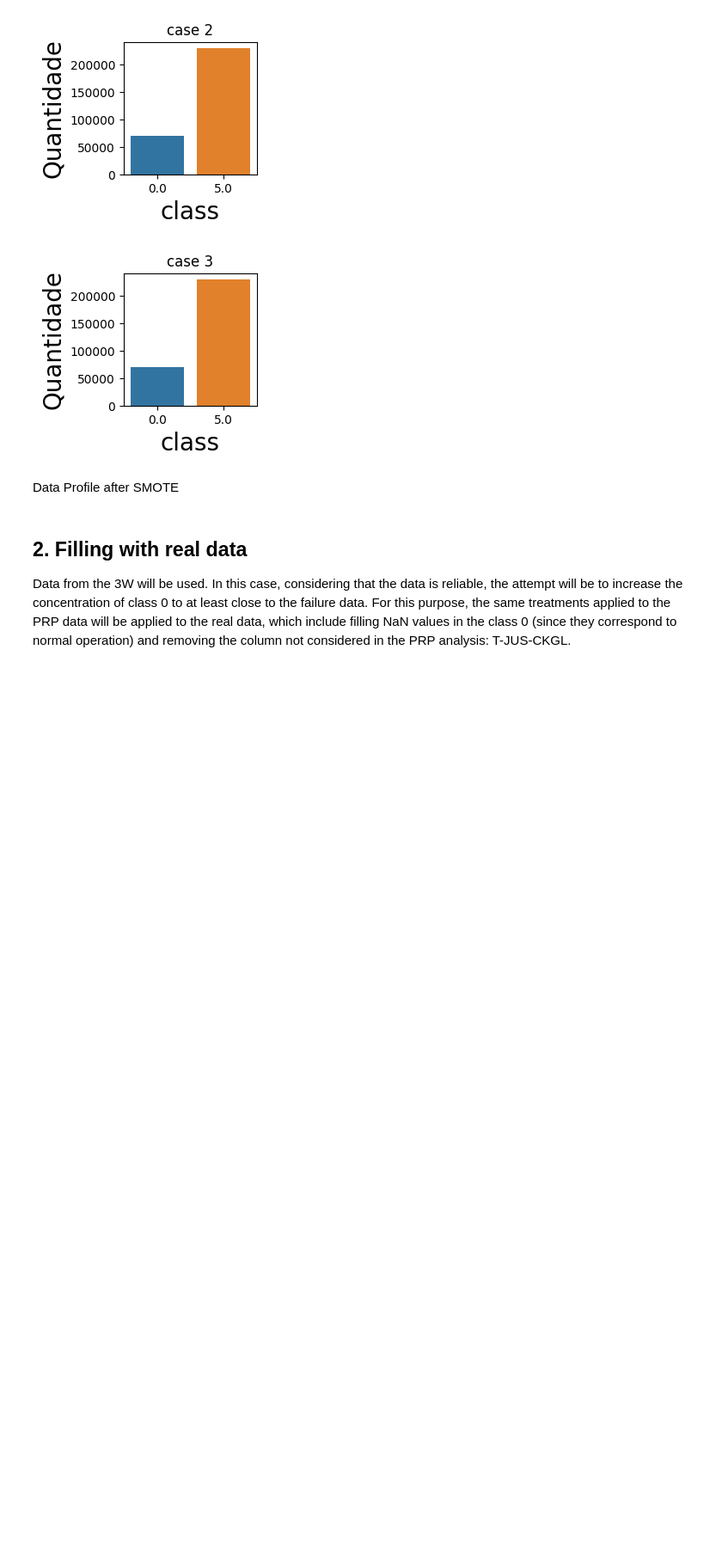
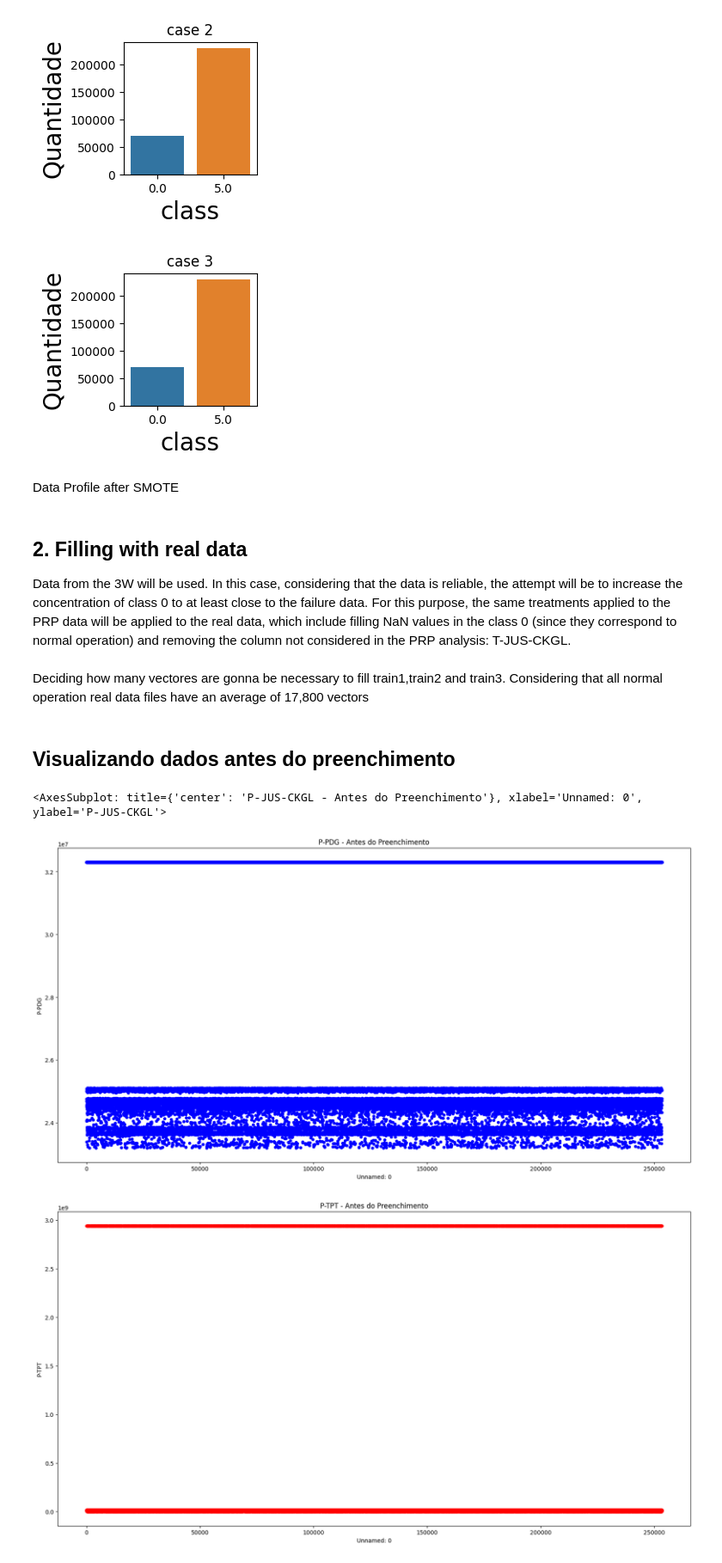
Before and after one commit to raul-macedo-freire/3w_ann_prp, a Jupyter notebook: oversampling.ipynb, the cells around one changed output. Shown at 86% size. Drawn from its saved outputs; the diff is of its cells as text; code cells hidden in the pictures; blank space fills up the shorter version.

```diff
--- a/oversampling.ipynb
+++ b/oversampling.ipynb
@@ -162,3 +162,18 @@ save_csv_if_doesnt_exist(train3_fill,'./oversampling/oversampling_with_artificia
 Data from the 3W will be used.
 In this case, considering that the data is reliable, the attempt will be to increase the concentration of class 0 to at least close to the failure data.
 For this purpose, the same treatments applied to the PRP data will be applied to the real data, which include filling NaN values in the class 0 (since they correspond to normal operation) and removing the column not considered in the PRP analysis: T-JUS-CKGL.
+# %% [markdown]
+Deciding how many vectores are gonna be necessary to fill train1,train2 and train3. Considering that all normal operation real data files have an average of 17,800 vectors
+# %% [markdown]
+## Visualizando dados antes do preenchimento
+# %%
+train1.plot.scatter(x='Unnamed: 0',y='P-PDG',title='P-PDG - Antes do Preenchimento',figsize=(20,10),color='b')
+train1.plot.scatter(x='Unnamed: 0',y='P-TPT',title='P-TPT - Antes do Preenchimento',figsize=(20,10),color='r')
+train1.plot.scatter(x='Unnamed: 0',y='T-TPT',title='T-TPT - Antes do Preenchimento',figsize=(20,10),color='g')
+train1.plot.scatter(x='Unnamed: 0',y='P-MON-CKP',title='P-MON-CKP - Antes do Preenchimento',figsize=(20,10),color='y')
+train1.plot.scatter(x='Unnamed: 0',y='T-JUS-CKP',title='T-JUS-CKP - Antes do Preenchimento',figsize=(20,10),color='m')
+train1.plot.scatter(x='Unnamed: 0',y='P-JUS-CKGL',title='P-JUS-CKGL - Antes do Preenchimento',figsize=(20,10),color='orange')
+# %% [output]
+<AxesSubplot: title={'center': 'P-JUS-CKGL - Antes do Preenchimento'}, xlabel='Unnamed: 0', ylabel='P-JUS-CKGL'>
+[figure, added]
+[figure, added]
```
Also changed, not shown: parts of 33 cells of this notebook, 6 other files.
